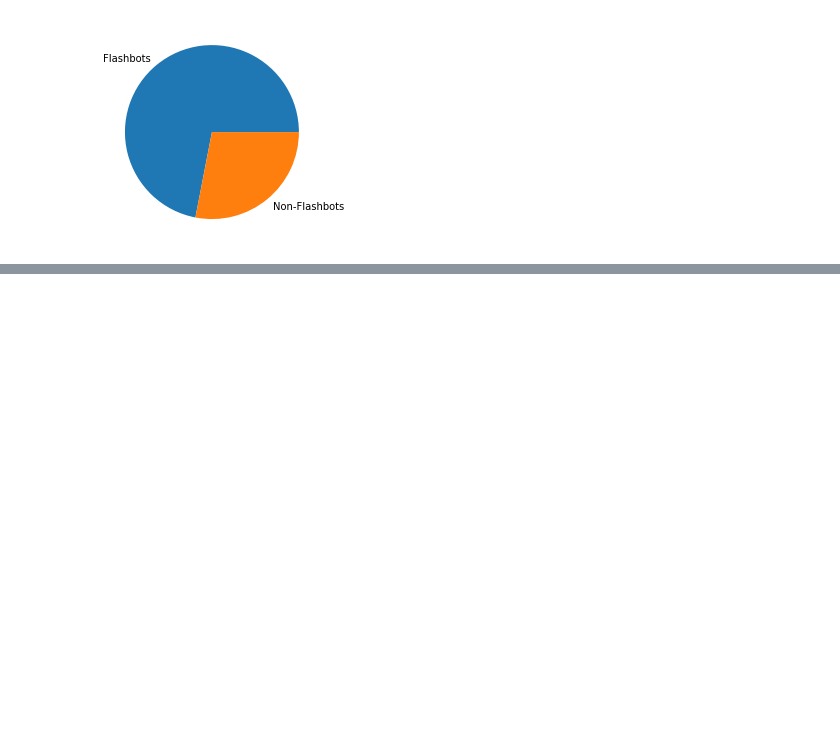
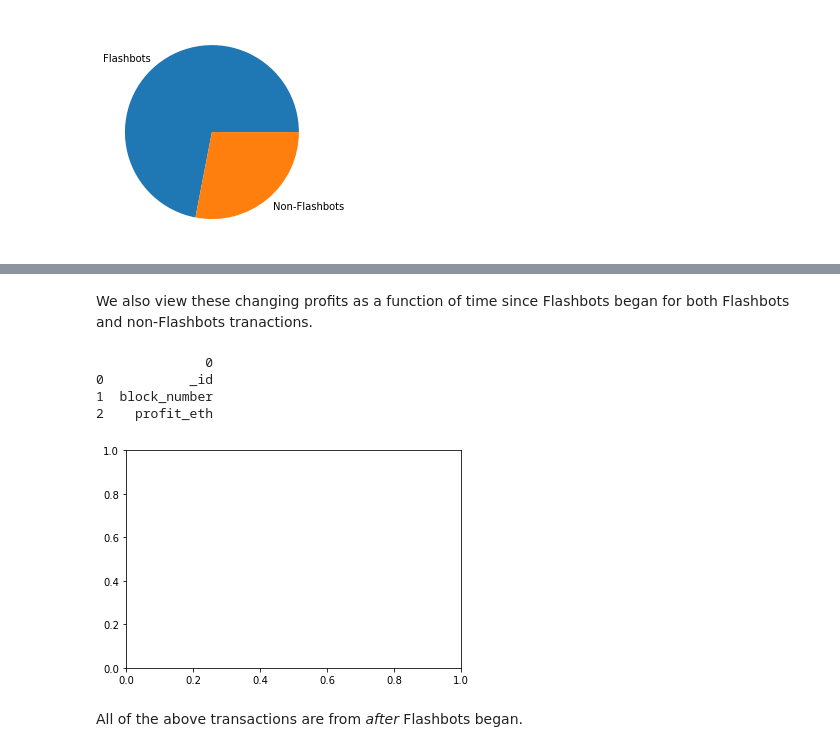
Before and after one commit to a-flashbot-in-the-pan/a-flashbot-in-the-pan, a Jupyter notebook: FlashbotsAnalysis.ipynb, the cells around one changed output, grey strips where cells are left out. Saved outputs shown, nothing was run; the diff lists cells and outputs as text; code cells hidden in the pictures; blank space fills up the shorter version.

```diff
--- a/FlashbotsAnalysis.ipynb
+++ b/FlashbotsAnalysis.ipynb
@@ -97,0 +199,18 @@ plt.show()
+# %% [markdown]
+We also view these changing profits as a function of time since Flashbots began for both Flashbots and non-Flashbots tranactions.
+# %%
+fig, ax = plt.subplots()
+fig.patch.set_facecolor('white')
+
+non_fb_after_df = pd.DataFrame(list(confirmed_mevs.find_one(non_fb_after_query, {"block_number":1, "profit_eth":1})))
+fb_after_df = pd.DataFrame(list(confirmed_mevs.find(is_fb_after_fb_query, {"block_number":1, "profit_eth":1})))
+#ax.scatter(non_fb_after_df.block_number, non_fb_after_df.profit_eth)
+print(non_fb_after_df)
+# %% [output]
+              0
+0           _id
+1  block_number
+2    profit_eth
+[figure, added]
+# %% [markdown]
+All of the above transactions are from _after_ Flashbots began.
```
Also changed, not shown: parts of 19 cells of this notebook, 2 other files.
